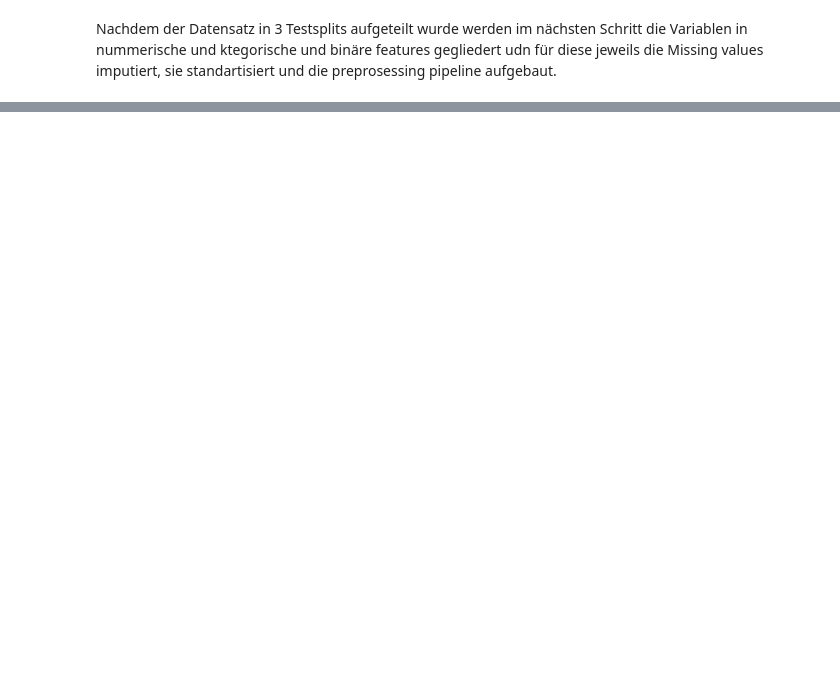
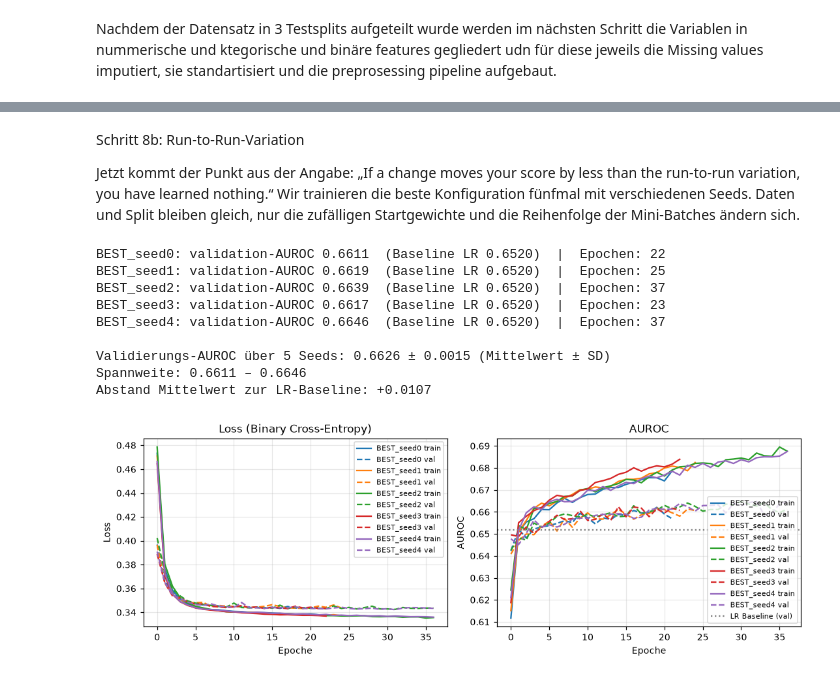
Before and after one commit to Marcinho2107/KIGW, a Jupyter notebook: ue1/ue1_elbischger_krauss.ipynb, the cells around one changed output, grey strips where cells are left out. Cells and saved outputs as stored; diff of their text form; code cells hidden in the pictures; blank space fills up the shorter version.

```diff
--- a/ue1/ue1_elbischger_krauss.ipynb
+++ b/ue1/ue1_elbischger_krauss.ipynb
@@ -693,0 +885,17 @@ Probabilities for the first 5 test samples:
+# %%
+#Optimierer vergleichen mit der bisher besten Konfiguration (128-64-32, L2 1e-3, Early Stopping)
+#Optimierer-Objekte werden bei jedem Aufruf neu erstellt, damit kein Zustand aus einem vorherigen Training übernommen wird
+opt_configs = {
+    #SGD mit Momentum: gleitender Mittelwert der Gradienten reduziert das Rauschen der Mini-Batches
+    "MLP_128_64_32_L2_1e-3_ES_SGD":     lambda: keras.optimizers.SGD(learning_rate=0.01, momentum=0.9),
+    #RMSprop: adaptive Lernrate für jedes Gewicht
+    "MLP_128_64_32_L2_1e-3_ES_RMSprop": lambda: keras.optimizers.RMSprop(learning_rate=0.001),
+}
+
+for name, make_opt in opt_configs.items():
+    train_mlp(name, units=(128, 64, 32), l2=1e-3, early_stopping=True, epochs=100,
+              optimizer=make_opt())
+    plot_history([name])
+
+#Direkter Vergleich der drei Optimierer in einem Plot
+plot_history(["MLP_128_64_32_L2_1e-3_ES", "MLP_128_64_32_L2_1e-3_ES_SGD", "MLP_128_64_32_L2_1e-3_ES_RMSprop"])
@@ -693,0 +922,32 @@ Probabilities for the first 5 test samples:
+# %% [markdown]
+Schritt 8b: Run-to-Run-Variation
+
+Jetzt kommt der Punkt aus der Angabe: „If a change moves your score by less than the run-to-run variation, you have learned nothing.“ Wir trainieren die beste Konfiguration fünfmal mit verschiedenen Seeds. Daten und Split bleiben gleich, nur die zufälligen Startgewichte und die Reihenfolge der Mini-Batches ändern sich.
+# %%
+#Run-to-Run-Variation: beste Konfiguration (128-64-32, Adam, L2 1e-3, Early Stopping) mit 5 verschiedenen Seeds
+seeds = [0, 1, 2, 3, 4]
+seed_aurocs = []
+
+for s in seeds:
+    name = f"BEST_seed{s}"
+    train_mlp(name, units=(128, 64, 32), l2=1e-3, early_stopping=True, epochs=100, seed=s)
+    seed_aurocs.append(results[name]["auroc_val"])
+
+seed_aurocs = np.array(seed_aurocs)
+print(f"\nValidierungs-AUROC über {len(seeds)} Seeds: {seed_aurocs.mean():.4f} ± {seed_aurocs.std(ddof=1):.4f} (Mittelwert ± SD)")
+print(f"Spannweite: {seed_aurocs.min():.4f} – {seed_aurocs.max():.4f}")
+print(f"Abstand Mittelwert zur LR-Baseline: {seed_aurocs.mean() - auroc_val_lr:+.4f}")
+
+#Lernkurven aller Seeds in einem Plot
+plot_history([f"BEST_seed{s}" for s in seeds])
+# %% [output]
+BEST_seed0: validation-AUROC 0.6611  (Baseline LR 0.6520)  |  Epochen: 22
+BEST_seed1: validation-AUROC 0.6619  (Baseline LR 0.6520)  |  Epochen: 25
+BEST_seed2: validation-AUROC 0.6639  (Baseline LR 0.6520)  |  Epochen: 37
+BEST_seed3: validation-AUROC 0.6617  (Baseline LR 0.6520)  |  Epochen: 23
+BEST_seed4: validation-AUROC 0.6646  (Baseline LR 0.6520)  |  Epochen: 37
+
+Validierungs-AUROC über 5 Seeds: 0.6626 ± 0.0015 (Mittelwert ± SD)
+Spannweite: 0.6611 – 0.6646
+Abstand Mittelwert zur LR-Baseline: +0.0107
+[figure, added]
```
Also changed, not shown: parts of 39 cells of this notebook.
